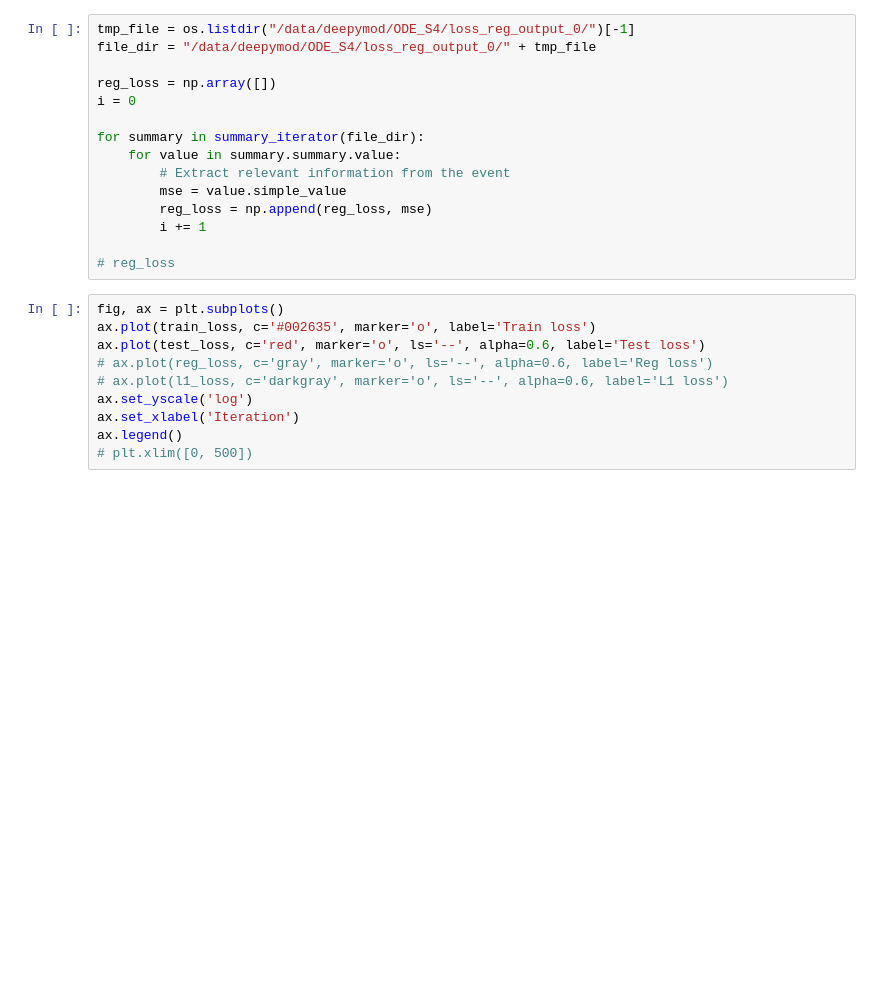
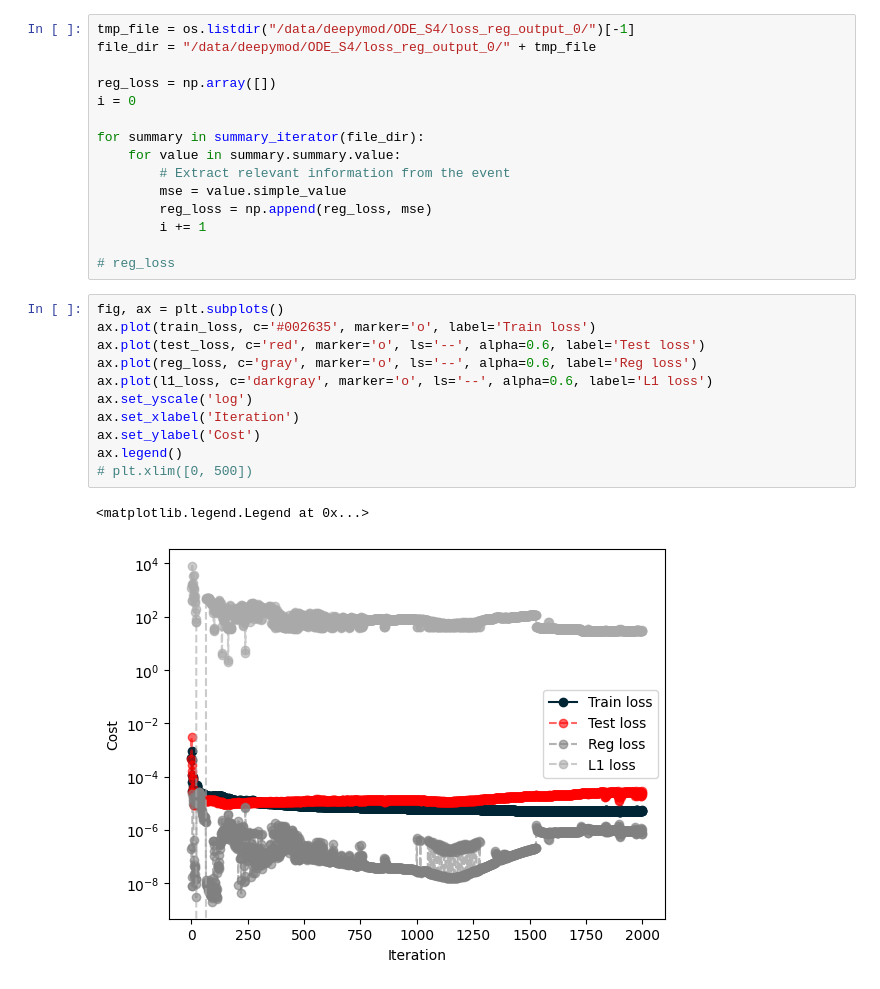
Before and after one commit to mariaproebstl/MScThesis, a Jupyter notebook: Python/DeePyMoD/own_ODE_Example_S4.ipynb, the cells around one changed output. Drawn from its saved outputs; the diff is of its cells as text; blank space fills up the shorter version.

```diff
--- a/Python/DeePyMoD/own_ODE_Example_S4.ipynb
+++ b/Python/DeePyMoD/own_ODE_Example_S4.ipynb
@@ -320,10 +356,14 @@ for summary in summary_iterator(file_dir):
 # %%
 fig, ax = plt.subplots()
 ax.plot(train_loss, c='#002635', marker='o', label='Train loss')
 ax.plot(test_loss, c='red', marker='o', ls='--', alpha=0.6, label='Test loss')
-# ax.plot(reg_loss, c='gray', marker='o', ls='--', alpha=0.6, label='Reg loss')
-# ax.plot(l1_loss, c='darkgray', marker='o', ls='--', alpha=0.6, label='L1 loss')
+ax.plot(reg_loss, c='gray', marker='o', ls='--', alpha=0.6, label='Reg loss')
+ax.plot(l1_loss, c='darkgray', marker='o', ls='--', alpha=0.6, label='L1 loss')
 ax.set_yscale('log')
 ax.set_xlabel('Iteration')
+ax.set_ylabel('Cost')
 ax.legend()
 # plt.xlim([0, 500])
+# %% [output]
+<matplotlib.legend.Legend at 0x...>
+[figure, added]
```
Also changed, not shown: parts of 16 cells of this notebook.
